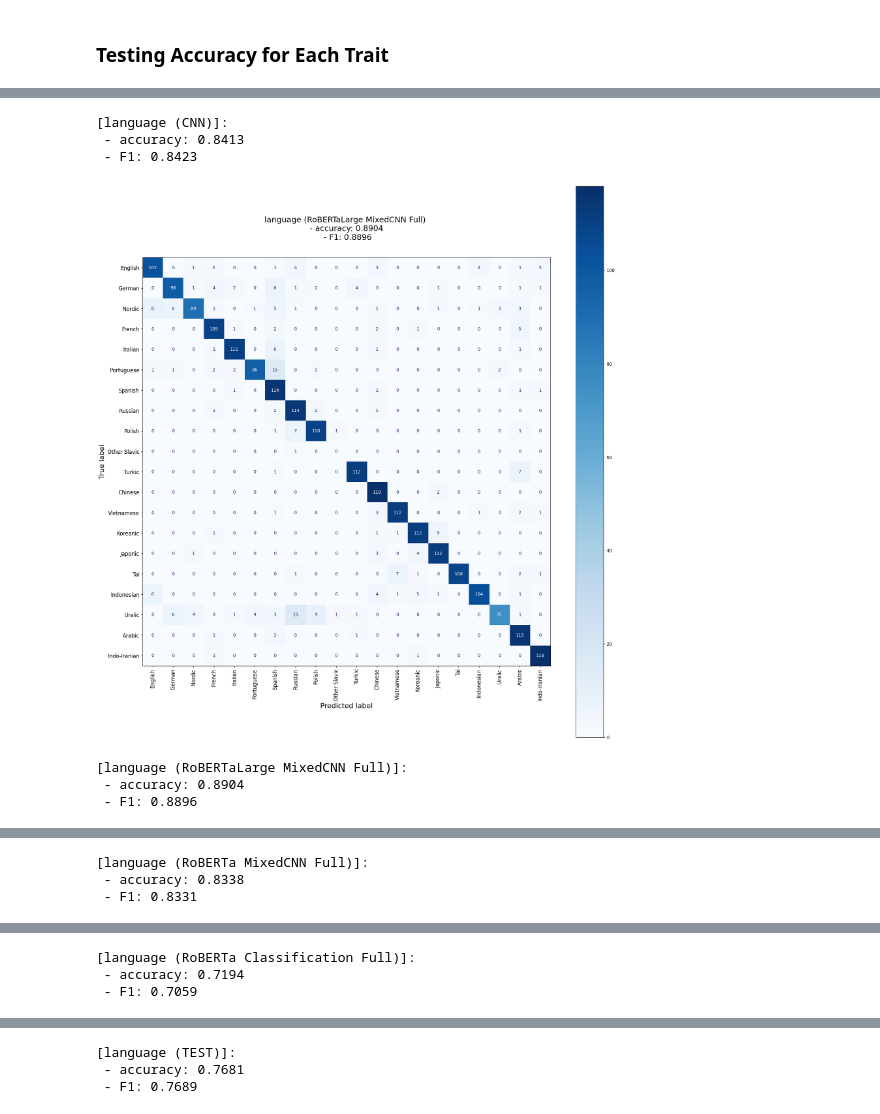
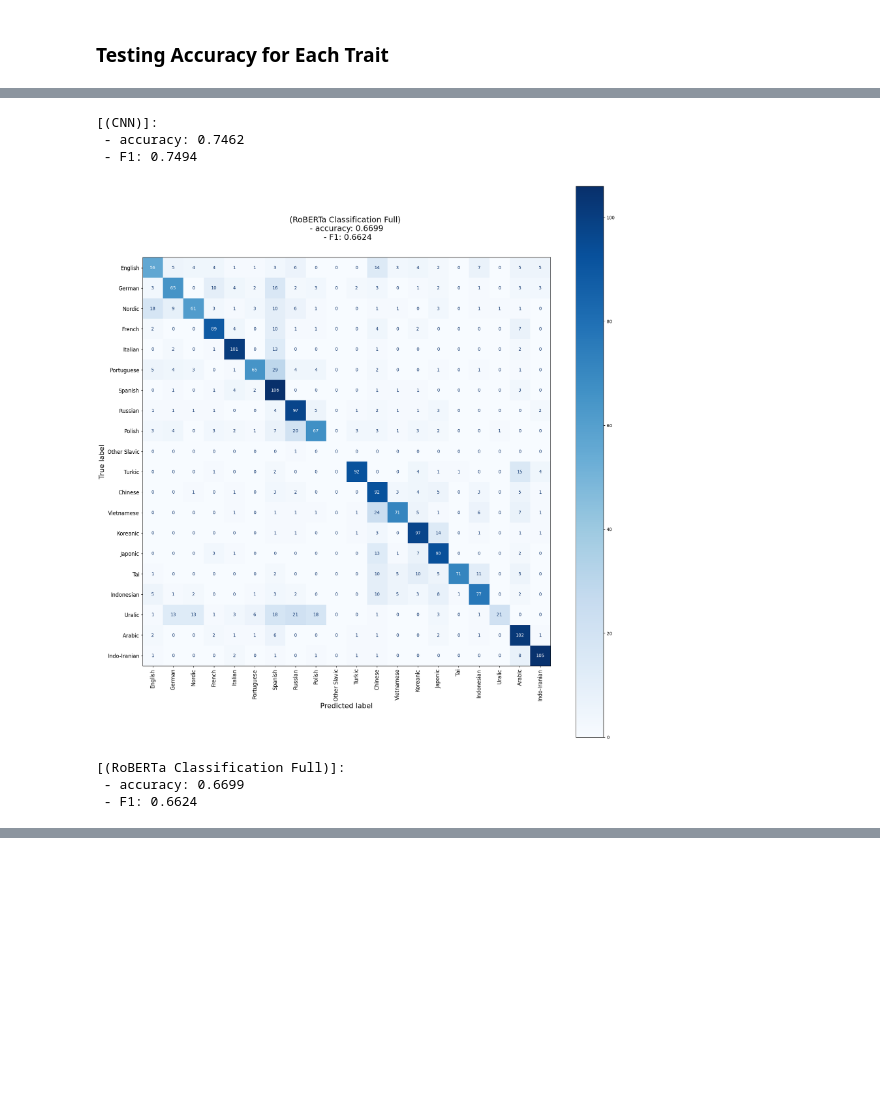
Before and after one commit to ShrikeBin/Native-Language-Identification-with-Mixed-Architechture, a Jupyter notebook: Testing/metrics/accuracy.ipynb, the cells around one changed output, grey strips where cells are left out. Drawn from its saved outputs; the diff is of its cells as text; code cells hidden in the pictures; blank space fills up the shorter version.

```diff
--- a/Testing/metrics/accuracy.ipynb
+++ b/Testing/metrics/accuracy.ipynb
@@ -32,11 +26,8 @@ os.chdir("../..")
 from App.ModelWrapper.model_wrapper import Model
 
 models = [
-    Model('language', head_type='CNN'),
-    Model('language', head_type='MixedCNN', model="RoBERTaLarge"),
-    Model('language', head_type='MixedCNN', model="RoBERTa"),
-    Model('language', head_type='Classification', model="RoBERTa"),
-    Model('language', head_type='TEST')
+    Model(head_type='CNN'),
+    Model(head_type='Classification', model="RoBERTa")
 ]
 # %% [output]
 Some weights of RobertaModel were not initialized from the model checkpoint at roberta-base and are newly initialized: ['pooler.dense.bias', 'pooler.dense.weight']
@@ -68,30 +53,19 @@ f1_metric = load("f1")
 batch_size = 64
 
 for model in models:
-    trait = model.name.split(" ")[0]
-    # df = pd.read_parquet(f"Training/DATA/{trait}/{'short_' if trait == 'political' else ''}test.parquet")
-    # df = pd.read_parquet(f"Training/DATA/{trait}/{'short_' if trait == 'political' else ''}validate.parquet")
-    df = pd.read_parquet(f"Training/DATA/{trait}/{'short_' if trait == 'political' else ''}validate_no_other_slavic.parquet")
+    # df = pd.read_parquet("Training/DATA/OLD/deletedUnknown/test_balanced.parquet")
+    df = pd.read_parquet("Training/DATA/OLD/validate_no_other_slavic.parquet")
+    # df = pd.read_parquet("Training/DATA/OLD/validate.parquet")
 
-    if trait == 'political':
-        trait = 'political_view'
-    if trait == 'mbti':
-        trait = 'type'
     invert_labels = {v: k for k, v in model.label_map.items()} if model.label_map != None else lambda x: x
 
     all_preds = []
-    all_refs = df[trait].map(invert_labels).to_numpy()
+    all_refs = df["language"].map(invert_labels).to_numpy()
 
     for start in tqdm(range(0, len(df), batch_size), desc=model.name):
         batch = df['text'].iloc[start:start + batch_size].tolist()
         outputs = model.predict(batch)
-
-        match model.type:
-            case 'Classification' | 'MixedCNN' | 'CNN' | 'TEST':
-                outputs = np.argmax(outputs, axis=1)
-            case 'Regression':
-                outputs = np.round(outputs)
-
+        outputs = np.argmax(outputs, axis=1)
         all_preds.extend(outputs)
 
     acc = accuracy.compute(predictions=all_preds, references=all_refs)
@@ -127,7 +101,7 @@ for model in models:
-[language (CNN)]:
- - accuracy: 0.8413
- - F1: 0.8423
+[(CNN)]:
+ - accuracy: 0.7462
+ - F1: 0.7494
-[figure, old version]
+[figure, new version]
-[language (RoBERTaLarge MixedCNN Full)]:
- - accuracy: 0.8904
- - F1: 0.8896
+[(RoBERTa Classification Full)]:
+ - accuracy: 0.6699
+ - F1: 0.6624
@@ -135,3 +107,0 @@ for model in models:
-[language (RoBERTa MixedCNN Full)]:
- - accuracy: 0.8338
- - F1: 0.8331
@@ -139,3 +107,0 @@ for model in models:
-[language (RoBERTa Classification Full)]:
- - accuracy: 0.7194
- - F1: 0.7059
@@ -143,3 +107,0 @@ for model in models:
-[language (TEST)]:
- - accuracy: 0.7681
- - F1: 0.7689
```
Also changed, not shown: parts of 3 cells of this notebook, 21 other files.
